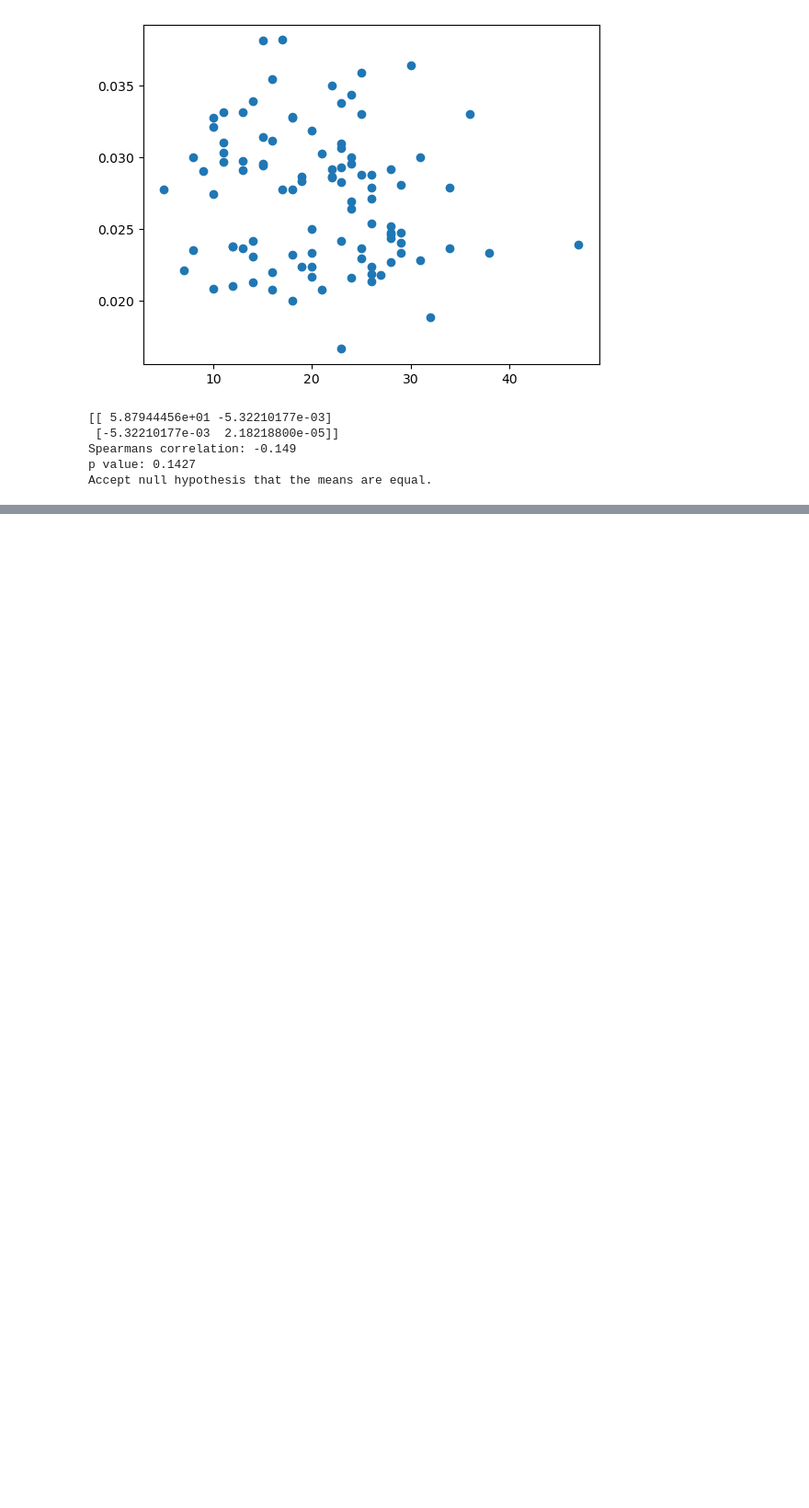
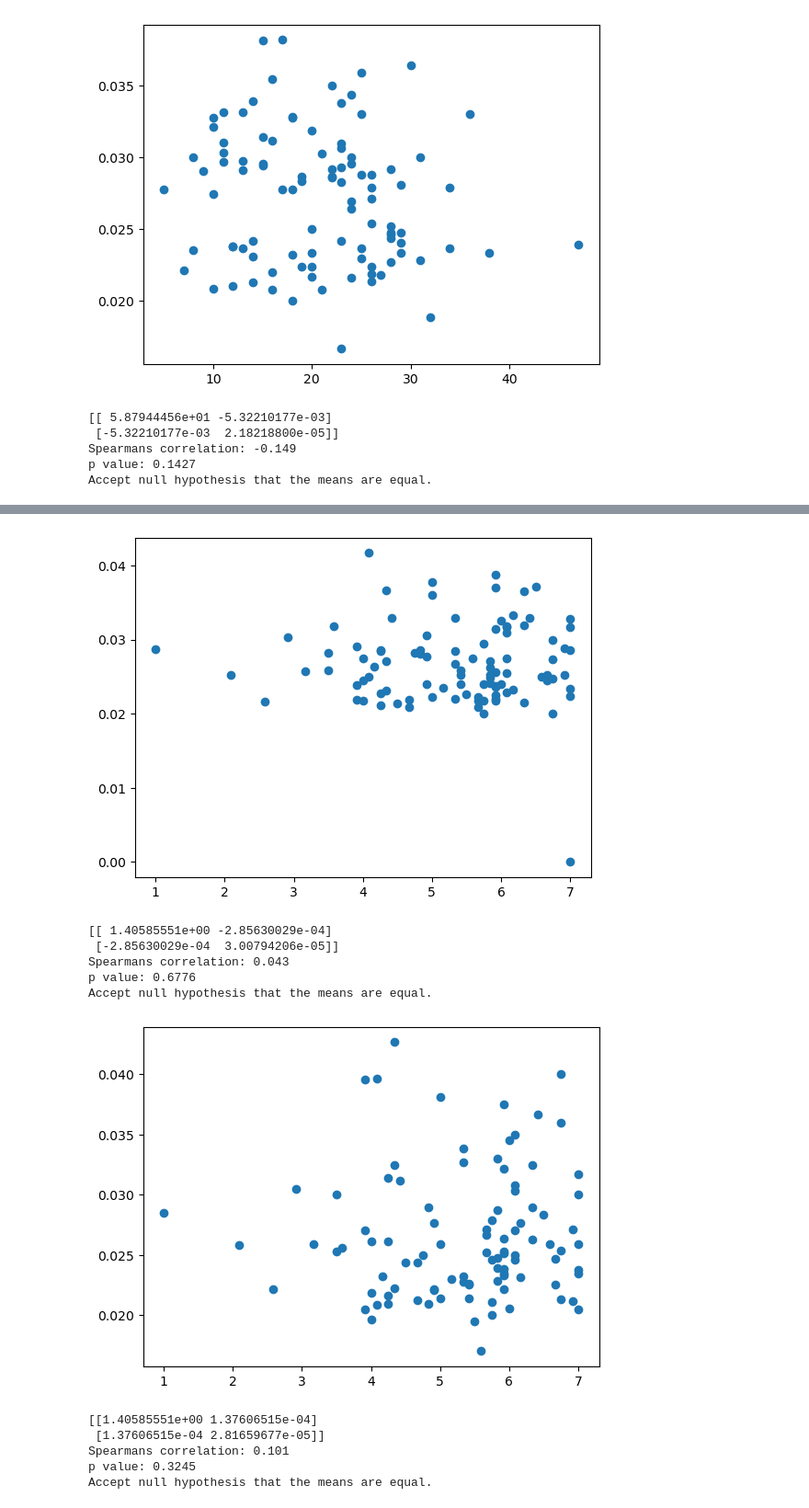
Before and after one commit to fareri-lab/WTP_Rejection_Choice_Pub, a Jupyter notebook: correlations.ipynb, the cells around one changed output, grey strips where cells are left out. Shown at 92% size. Saved outputs shown, nothing was run; the diff lists cells and outputs as text; code cells hidden in the pictures; blank space fills up the shorter version.

```diff
--- a/correlations.ipynb
+++ b/correlations.ipynb
@@ -515,0 +608,45 @@ Accept null hypothesis that the means are equal.
+# %%
+# nonsocial_decisionprice_mean // MSPSS
+pyplot.scatter(mspss['MSPSS_score'],rej['nonsocial_decisionprice_mean'])
+pyplot.show()
+covariance = cov(mspss['MSPSS_score'],rej['nonsocial_decisionprice_mean'])
+print(covariance)
+corr, _ = spearmanr(mspss['MSPSS_score'],rej['nonsocial_decisionprice_mean'])
+print('Spearmans correlation: %.3f' % corr)
+r,p = scipy.stats.spearmanr(mspss['MSPSS_score'],rej['nonsocial_decisionprice_mean'])
+print('p value: %.4f' % p)
+
+alpha = 0.05
+if p > alpha:
+ print('Accept null hypothesis that the means are equal.')
+else:
+    print('Reject the null hypothesis that the means are equal.')
+
+
+pyplot.scatter(mspss['MSPSS_score'],acc['nonsocial_decisionprice_mean'])
+pyplot.show()
+covariance = cov(mspss['MSPSS_score'],acc['nonsocial_decisionprice_mean'])
+print(covariance)
+corr, _ = spearmanr(mspss['MSPSS_score'],acc['nonsocial_decisionprice_mean'])
+print('Spearmans correlation: %.3f' % corr)
+r,p = scipy.stats.spearmanr(mspss['MSPSS_score'],acc['nonsocial_decisionprice_mean'])
+print('p value: %.4f' % p)
+
+alpha = 0.05
+if p > alpha:
+ print('Accept null hypothesis that the means are equal.')
+else:
+    print('Reject the null hypothesis that the means are equal.')
+# %% [output]
+[figure, added]
+[[ 1.40585551e+00 -2.85630029e-04]
+ [-2.85630029e-04  3.00794206e-05]]
+Spearmans correlation: 0.043
+p value: 0.6776
+Accept null hypothesis that the means are equal.
+[figure, added]
+[[1.40585551e+00 1.37606515e-04]
+ [1.37606515e-04 2.81659677e-05]]
+Spearmans correlation: 0.101
+p value: 0.3245
+Accept null hypothesis that the means are equal.
```
Also changed, not shown: parts of 6 cells of this notebook.
